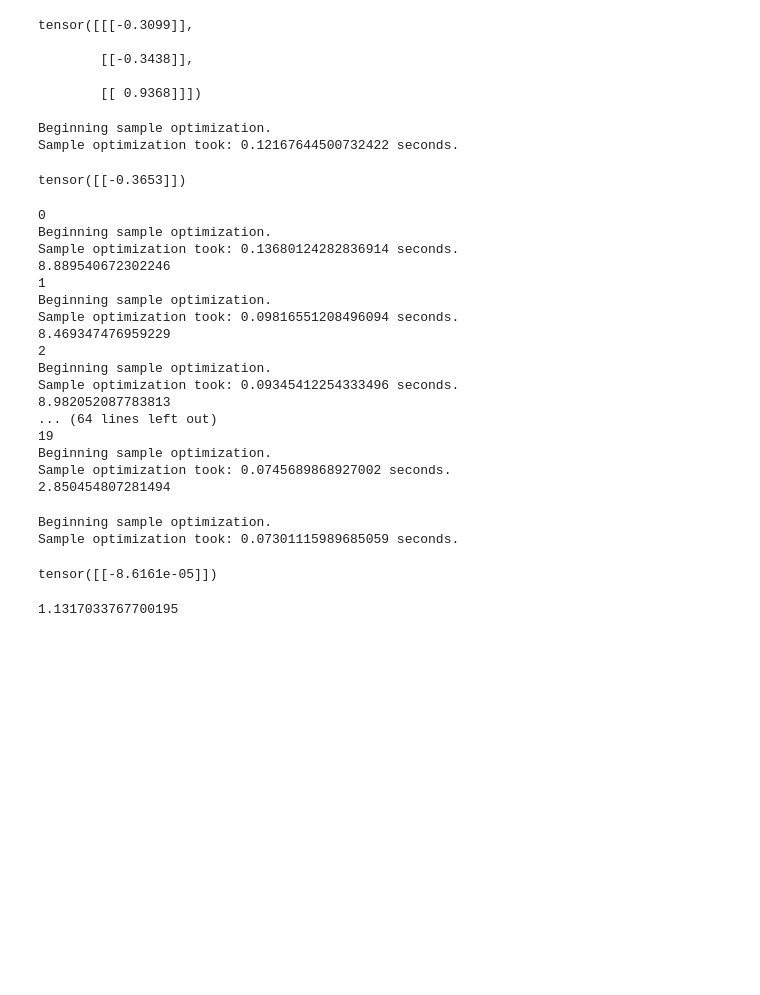
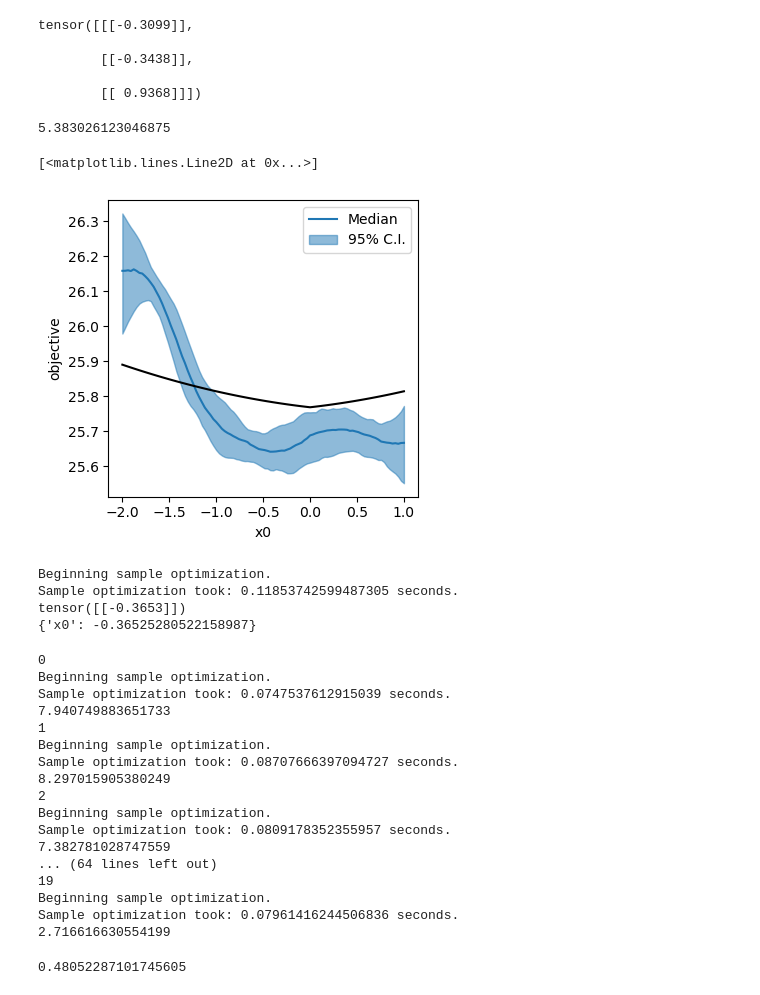
Before and after one commit to xopt-org/bax_algorithms, a Jupyter notebook: examples/emittance.ipynb, the cells around one changed output. Drawn from its saved outputs; the diff is of its cells as text; code cells hidden in the pictures; blank space fills up the shorter version.

```diff
--- a/examples/emittance.ipynb
+++ b/examples/emittance.ipynb
@@ -317,14 +317,48 @@ tensor([[[-0.3099]],
         [[-0.3438]],
 
         [[ 0.9368]]])
+# %%
+from bax_algorithms.visualize import visualize_virtual_measurement_result
+
+start = time.time()
+fig, ax = visualize_virtual_measurement_result(X.generator,
+                            variable_names=['x0'],
+                            reference_point={'x0':torch.tensor([0.]),
+                                             'x1':torch.tensor([0.]),
+                                            # 'x2':torch.tensor([0.]),
+                                            #  'x3':torch.tensor([0.]),
+                                            #  'x4':torch.tensor([0.]),
+                                             # 'x5':torch.tensor([0.]),
+                                             # 'x6':torch.tensor([0.]),
+                                             # 'x7':torch.tensor([0.]),
+                                             # 'x8':torch.tensor([0.]),
+                                            },
+                            n_grid=100,
+                            n_samples=100,
+                            result_key='objective',
+                            # show_samples=True,
+                                     )
+print(time.time()-start)
+x = torch.zeros(100, ndim)
+x[:,0] = torch.linspace(*vocs.bounds.T[0], 100)
+plt.plot(x[:,0], eval_true_emittance(x, use_bmag=True), c='k')
+# plt.ylim(top=0.01)
+# %% [output]
+5.383026123046875
+[<matplotlib.lines.Line2D at 0x...>]
+[figure, added]
 # %%
-from bax_algorithms.utils import get_bax_mean_prediction, get_bax_model_and_bounds
+from bax_algorithms.utils import get_bax_mean_prediction, tuning_input_tensor_to_dict
 mean_optimizer = DifferentialEvolution(minimize=True, popsize=100, maxiter=100, verbose=True)
-get_bax_mean_prediction(X, mean_optimizer)
+x_tuning = get_bax_mean_prediction(X.generator, mean_optimizer)
+x_tuning_dict = tuning_input_tensor_to_dict(X.generator, x_tuning)
+print(x_tuning)
+print(x_tuning_dict)
 # %% [output]
 Beginning sample optimization.
-Sample optimization took: 0.12167644500732422 seconds.
+Sample optimization took: 0.11853742599487305 seconds.
+tensor([[-0.3653]])
+{'x0': -0.36525280522158987}
-tensor([[-0.3653]])
 # %%
 for i in range(20):
     print(i)
@@ -334,31 +368,25 @@ for i in range(20):
 # %% [output]
 0
 Beginning sample optimization.
-Sample optimization took: 0.13680124282836914 seconds.
-8.889540672302246
+Sample optimization took: 0.0747537612915039 seconds.
+7.940749883651733
 1
 Beginning sample optimization.
-Sample optimization took: 0.09816551208496094 seconds.
-8.469347476959229
+Sample optimization took: 0.08707666397094727 seconds.
+8.297015905380249
 2
 Beginning sample optimization.
-Sample optimization took: 0.09345412254333496 seconds.
-8.982052087783813
+Sample optimization took: 0.0809178352355957 seconds.
+7.382781028747559
 ... (64 lines left out)
 19
 Beginning sample optimization.
-Sample optimization took: 0.0745689868927002 seconds.
-2.850454807281494
+Sample optimization took: 0.07961416244506836 seconds.
+2.716616630554199
-# %%
-get_bax_mean_prediction(X, mean_optimizer)
-# %% [output]
-Beginning sample optimization.
-Sample optimization took: 0.07301115989685059 seconds.
-tensor([[-8.6161e-05]])
 # %%
 start = time.time()
 X.generator.train_model()
 print(time.time()-start)
 # %% [output]
-1.1317033767700195
+0.48052287101745605
 # %%
```
Also changed, not shown: parts of 11 cells of this notebook, 5 other files.
